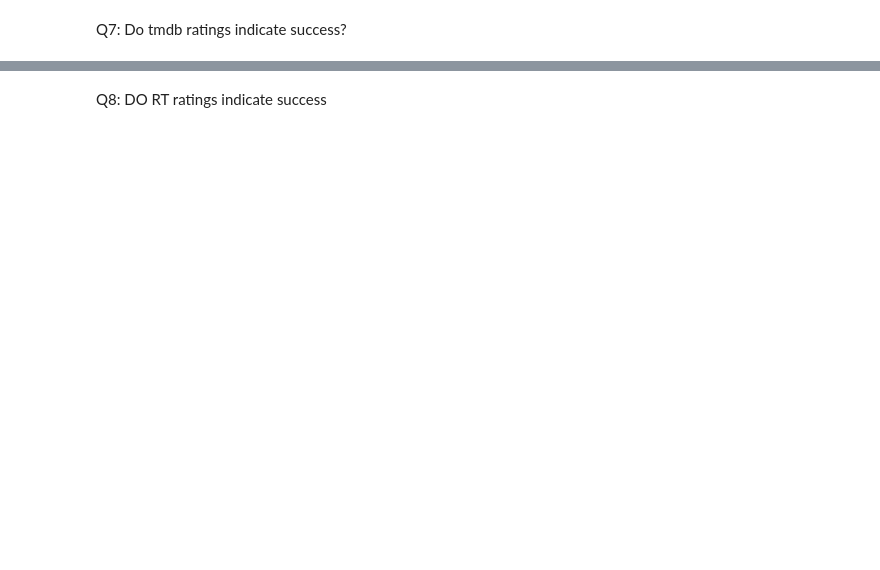
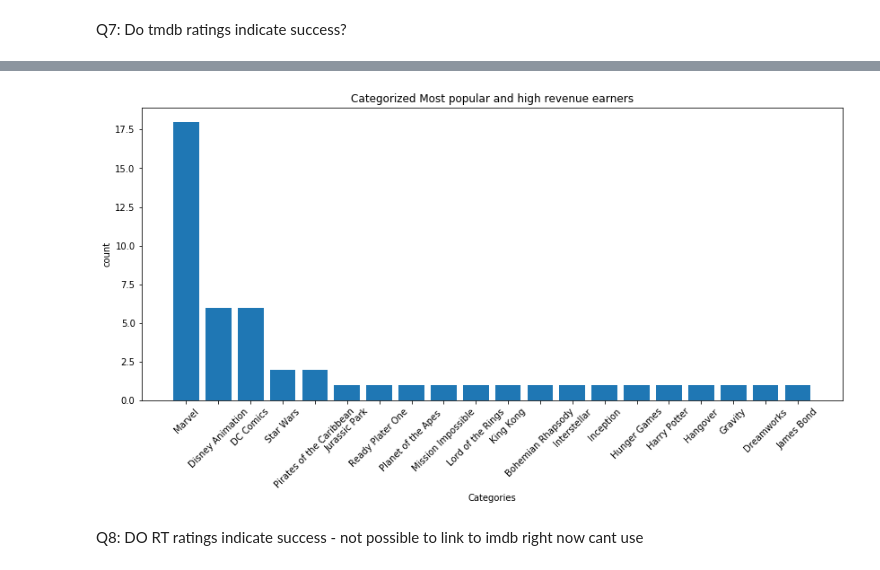
Before and after one commit to polyglottraveler/projectkr, a Jupyter notebook: kca_ratings.ipynb, the cells around one changed output, grey strips where cells are left out. Drawn from its saved outputs; the diff is of its cells as text; code cells hidden in the pictures; blank space fills up the shorter version.

```diff
--- a/kca_ratings.ipynb
+++ b/kca_ratings.ipynb
@@ -70,0 +192,2 @@ Q7: Do tmdb ratings indicate success?
+# %%
+popularity_overlap_title=list(popularity_overlap['title'])
@@ -70,0 +294,4 @@ Q7: Do tmdb ratings indicate success?
+# %%
+popularity_overlap={'popularity_overlap_title':popularity_overlap_title,'popularity_overlap_title_cat':popularity_overlap_title_cat,'count':count}
+popularity_overlap=pd.DataFrame(popularity_overlap)
+popularity_overlap.head()
@@ -70,0 +305,2 @@ Q7: Do tmdb ratings indicate success?
+# %%
+popularity_overlap_count = popularity_overlap.groupby(['popularity_overlap_title_cat']).sum().sort_values(by=['count'], ascending = False)
@@ -70,0 +328,2 @@ Q7: Do tmdb ratings indicate success?
+# %%
+popularity_overlap_count=popularity_overlap_count.reset_index()
@@ -71,2 +350,14 @@ Q7: Do tmdb ratings indicate success?
+# %%
+fig = plt.figure(figsize=(14,6))
+ax = plt.subplot()
+ax.bar(popularity_overlap_count['popularity_overlap_title_cat'],popularity_overlap_count['count'])
+ax.set_title('Categorized Most popular and high revenue earners')
+ax.set_ylabel('count')
+ax.set_xlabel('Categories')
+plt.xticks(rotation=45)
+plt.show()
+# %% [output]
+[figure, added]
 # %% [markdown]
-Q8: DO RT ratings indicate success
+Q8: DO RT ratings indicate success - not possible to link to imdb right now
+cant use
```
Also changed, not shown: parts of 25 cells of this notebook, 1 other file.
